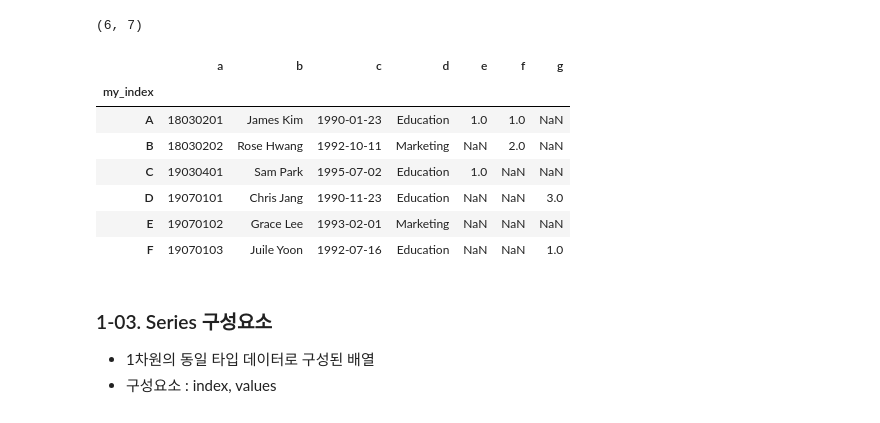
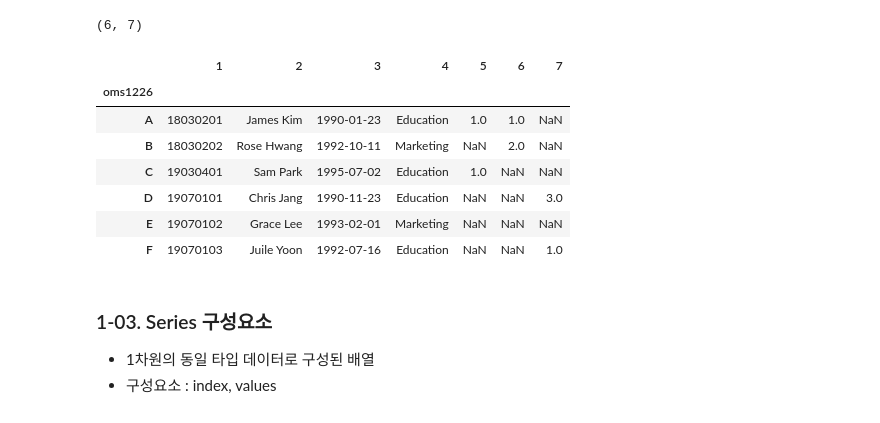
Before and after one commit to oms1226/20201130_python_farmingindustry, a Jupyter notebook: 2week/Python_for_AI_Pandas_PART1_LAB1208.ipynb, the cells around one changed output. Saved outputs shown, nothing was run; the diff lists cells and outputs as text; code cells hidden in the pictures.

```diff
--- a/2week/Python_for_AI_Pandas_PART1_LAB1208.ipynb
+++ b/2week/Python_for_AI_Pandas_PART1_LAB1208.ipynb
@@ -76,7 +96,7 @@ data
 
 ![image.png](embedded-picture-1)
 # %%
-data = pd.read_csv('easySample.csv')
+data = pd.read_csv('https://raw.githubusercontent.com/Soyoung-Yoon/data/main/easySample.csv')
 print(type(data))
 data
 # %% [output]
@@ -128,9 +149,13 @@ len(data.index), len(data.columns)
 (6, 7)
 # %%
 # 아래와 같은 DataFrame이 되도록 index, columns, index.name을 수정하여 본다
+data.index = list("ABCDEF")
+data.columns = list("1234567")
+data.index.name = "oms1226"
+data
 # %% [output]
-|  | a | b | c | d | e | f | g |
-| my_index |  |  |  |  |  |  |  |
+|  | 1 | 2 | 3 | 4 | 5 | 6 | 7 |
+| oms1226 |  |  |  |  |  |  |  |
 | A | 18030201 | James Kim | 1990-01-23 | Education | 1.0 | 1.0 | NaN |
 | B | 18030202 | Rose Hwang | 1992-10-11 | Marketing | NaN | 2.0 | NaN |
 | C | 19030401 | Sam Park | 1995-07-02 | Education | 1.0 | NaN | NaN |
```
Also changed, not shown: parts of 14 cells of this notebook, 2 other files.
